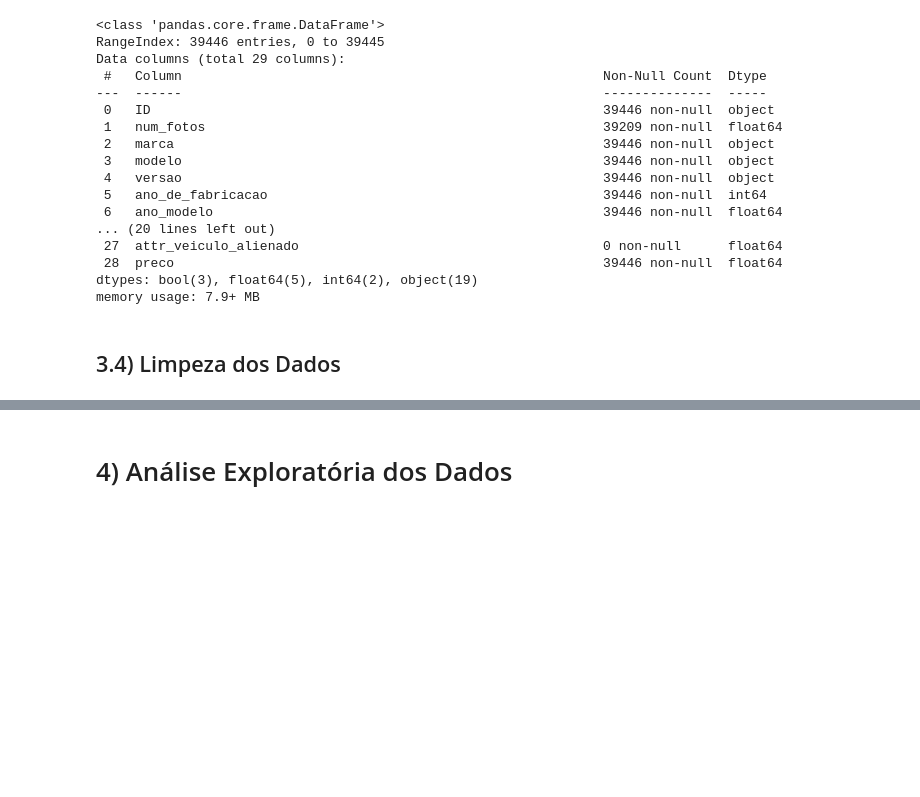
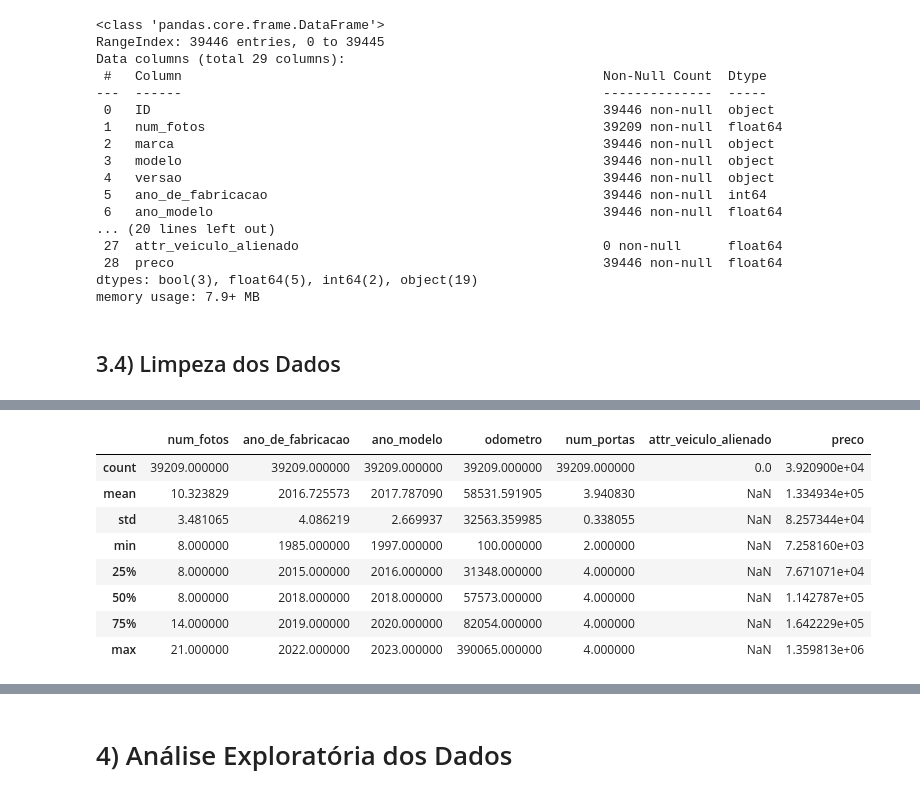
Before and after one commit to GustavoBarros11/hackday, a Jupyter notebook: brainrent_notebook.ipynb, the cells around one changed output, grey strips where cells are left out. Drawn from its saved outputs; the diff is of its cells as text; code cells hidden in the pictures; blank space fills up the shorter version.

```diff
--- a/brainrent_notebook.ipynb
+++ b/brainrent_notebook.ipynb
@@ -100,0 +114,14 @@ KeyError: ignored
+# %%
+num_attributes, cat_attributes = data.select_dtypes(include=['int64', 'float64']), data.select_dtypes(exclude=['int64', 'float64'])
+# %%
+num_attributes.describe()
+# %% [output]
+|  | num_fotos | ano_de_fabricacao | ano_modelo | odometro | num_portas | attr_veiculo_alienado | preco |
+| count | 39209.000000 | 39209.000000 | 39209.000000 | 39209.000000 | 39209.000000 | 0.0 | 3.920900e+04 |
+| mean | 10.323829 | 2016.725573 | 2017.787090 | 58531.591905 | 3.940830 | NaN | 1.334934e+05 |
+| std | 3.481065 | 4.086219 | 2.669937 | 32563.359985 | 0.338055 | NaN | 8.257344e+04 |
+| min | 8.000000 | 1985.000000 | 1997.000000 | 100.000000 | 2.000000 | NaN | 7.258160e+03 |
+| 25% | 8.000000 | 2015.000000 | 2016.000000 | 31348.000000 | 4.000000 | NaN | 7.671071e+04 |
+| 50% | 8.000000 | 2018.000000 | 2018.000000 | 57573.000000 | 4.000000 | NaN | 1.142787e+05 |
+| 75% | 14.000000 | 2019.000000 | 2020.000000 | 82054.000000 | 4.000000 | NaN | 1.642229e+05 |
+| max | 21.000000 | 2022.000000 | 2023.000000 | 390065.000000 | 4.000000 | NaN | 1.359813e+06 |
```
Also changed, not shown: parts of 9 cells of this notebook, 4 other files.
